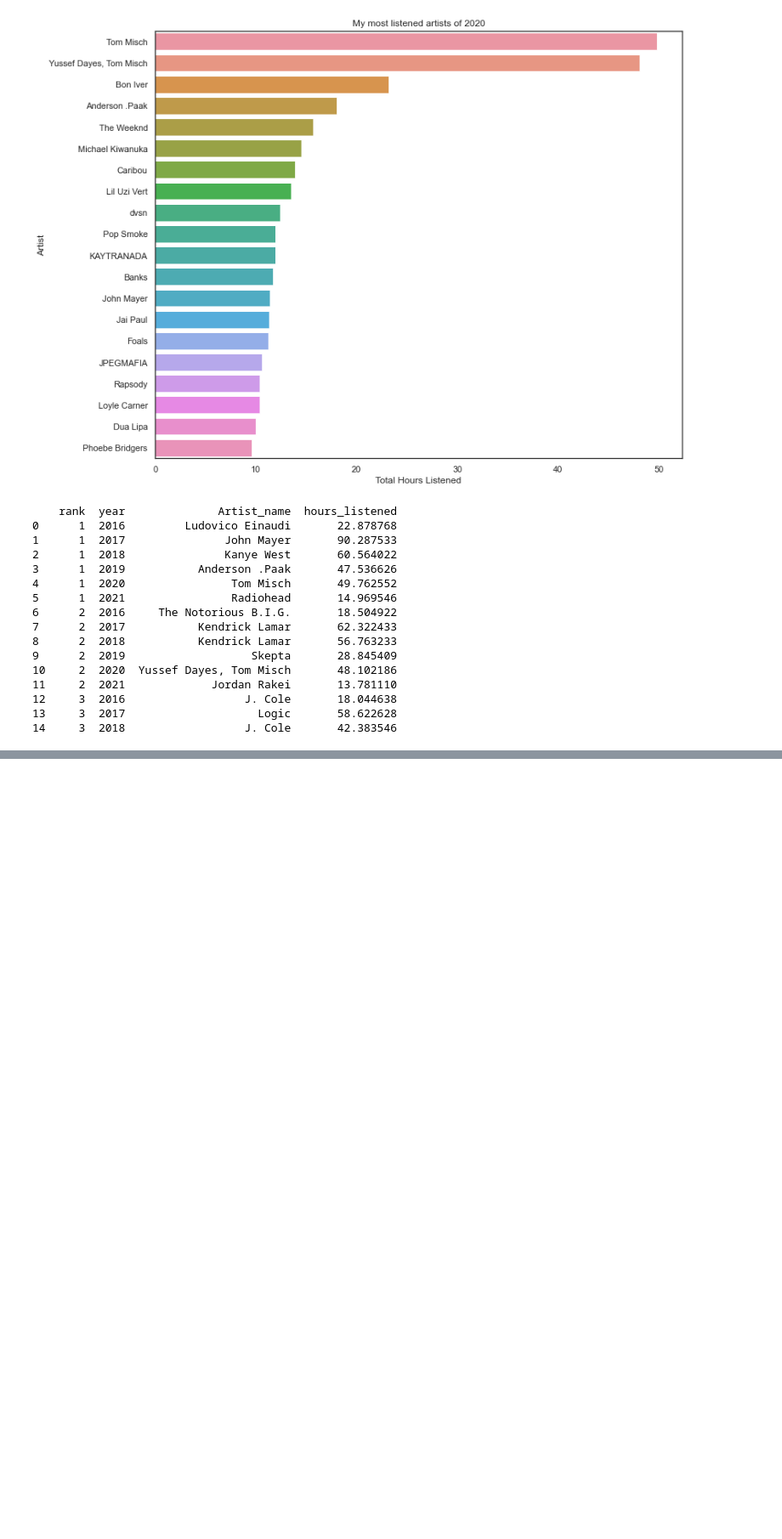
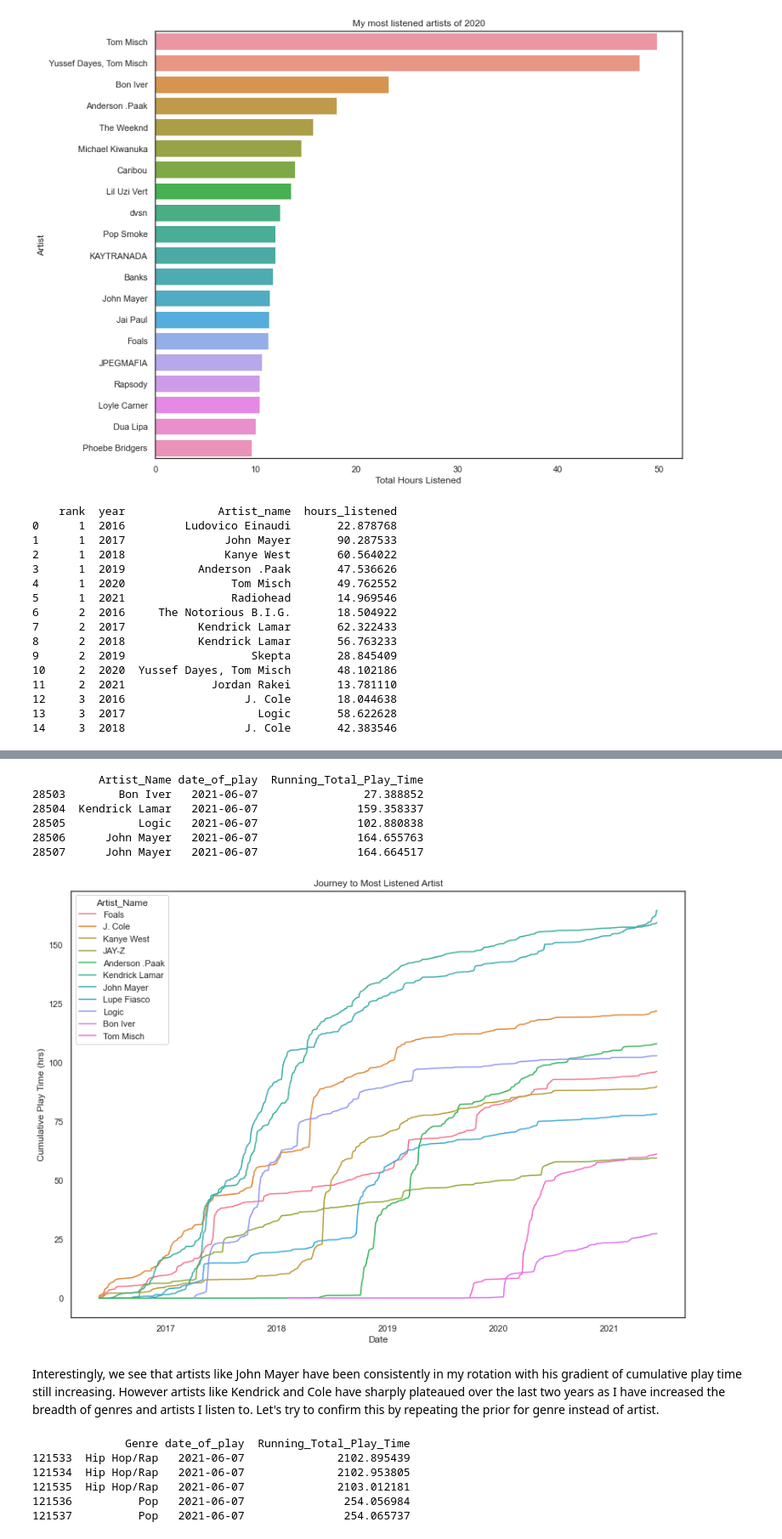
Before and after one commit to 1602077/apple_music_replay, a Jupyter notebook: apple_music_replay.ipynb, the cells around one changed output, grey strips where cells are left out. Shown at 85% size. Saved outputs shown, nothing was run; the diff lists cells and outputs as text; code cells hidden in the pictures; blank space fills up the shorter version.

Commit message:
Artist popularity calculations complete

```diff
--- a/apple_music_replay.ipynb
+++ b/apple_music_replay.ipynb
@@ -225,3 +236,65 @@ pivot_table.head(25)
 | 23 | Jamie T | Lil Uzi Vert | Lil Skies | Flume | Yves Tumor | Nothing But Thieves |
 | 24 | Wu-Tang Clan | Bombay Bicycle Club | Foals | Octavian | Jungle | Foals |
 | 25 | Circa Waves | Spring King | Amber Mark | Kojey Radical | Miles Davis | Yussef Dayes, Tom Misch |
+# %%
+journey_to_most_listened = """
+SELECT Artist_Name,
+    EXTRACT(DATE FROM Event_End_Timestamp) date_of_play,
+    (1/(60*60*1000))*SUM(Play_Duration_Milliseconds) OVER (PARTITION BY Artist_Name ORDER BY Event_End_Timestamp) Running_Total_Play_Time
+FROM `apple-music-replay.apple_music_data.listening_history`
+WHERE Artist_Name IN ('John Mayer', 'Tom Misch', 'Bon Iver','Kendrick Lamar', 'J. Cole','Anderson .Paak','Logic', 'Foals', 'Kanye West', 'Lupe Fiasco', 'JAY-Z') AND
+    EXTRACT(DATE FROM Event_End_Timestamp) IS NOT NULL
+ORDER BY Event_End_Timestamp ASC
+"""
+
+df=client.query(journey_to_most_listened).to_dataframe()
+print(df.tail(5))
+# %% [output]
+          Artist_Name date_of_play  Running_Total_Play_Time
+28503        Bon Iver   2021-06-07                27.388852
+28504  Kendrick Lamar   2021-06-07               159.358337
+28505           Logic   2021-06-07               102.880838
+28506      John Mayer   2021-06-07               164.655763
+28507      John Mayer   2021-06-07               164.664517
+# %%
+plt.figure(figsize=(12,8))
+
+sns.set_context('notebook')
+sns.set_color_codes("pastel")
+
+sns.lineplot(x='date_of_play', y='Running_Total_Play_Time', hue='Artist_Name', data=df)
+
+plt.title('Journey to Most Listened Artist')
+plt.xlabel('Date')
+plt.ylabel('Cumulative Play Time (hrs)')
+plt.show()
+# %% [output]
+[figure, added]
+# %% [markdown]
+Interestingly, we see that artists like John Mayer have been consistently in my rotation with his gradient of cumulative play time still increasing. However artists like Kendrick and Cole have sharply plateaued over the last two years as I have increased the breadth of genres and artists I listen to. Let's try to confirm this by repeating the prior for genre instead of artist.
+# %%
+journey_to_most_listened_genre = """
+SELECT Genre,
+    EXTRACT(DATE FROM Event_End_Timestamp) date_of_play,
+    (1/(60*60*1000))*SUM(Play_Duration_Milliseconds) OVER (PARTITION BY Genre ORDER BY Event_End_Timestamp) Running_Total_Play_Time
+FROM `apple-music-replay.apple_music_data.listening_history`
+WHERE EXTRACT(DATE FROM Event_End_Timestamp) IS NOT NULL AND
+genre IN (
+        SELECT Genre
+        FROM `apple-music-replay.apple_music_data.listening_history`
+        GROUP BY Genre
+        ORDER BY 1/(60*60*1000)*SUM(Play_Duration_Milliseconds) DESC
+        LIMIT 10
+)
+ORDER BY Event_End_Timestamp ASC
+"""
+
+df=client.query(journey_to_most_listened_genre).to_dataframe()
+print(df.tail(5))
+# %% [output]
+              Genre date_of_play  Running_Total_Play_Time
+121533  Hip Hop/Rap   2021-06-07              2102.895439
+121534  Hip Hop/Rap   2021-06-07              2102.953805
+121535  Hip Hop/Rap   2021-06-07              2103.012181
+121536          Pop   2021-06-07               254.056984
+121537          Pop   2021-06-07               254.065737
```
Also changed, not shown: parts of 11 cells of this notebook.
